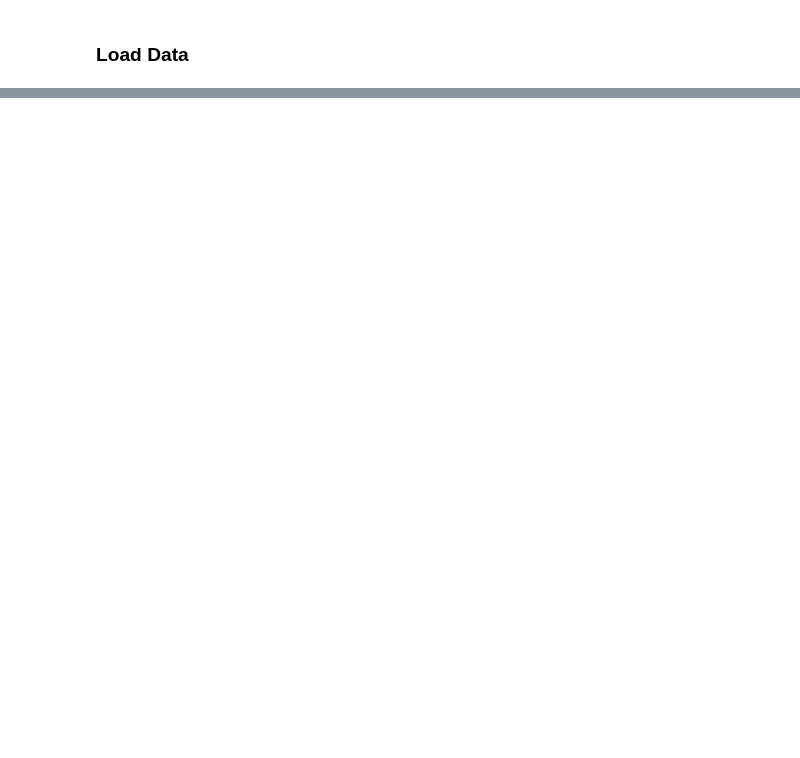
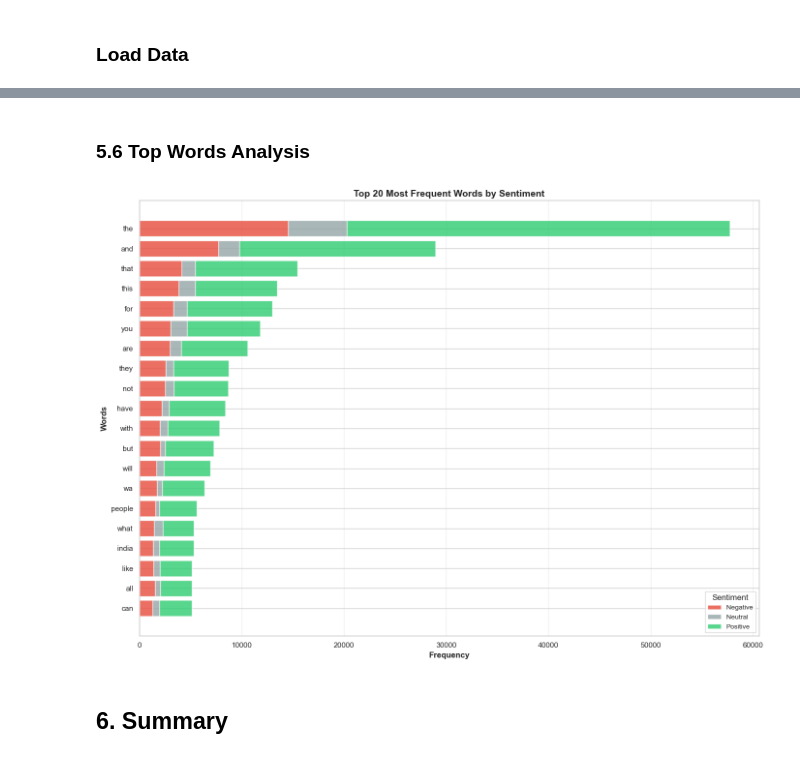
Before and after one commit to Rasath16/Youtube-Sentiment-Pipeline, a Jupyter notebook: Notebooks/EDA_notebook.ipynb, the cells around one changed output, grey strips where cells are left out. Drawn from its saved outputs; the diff is of its cells as text; code cells hidden in the pictures; blank space fills up the shorter version.

```diff
--- a/Notebooks/EDA_notebook.ipynb
+++ b/Notebooks/EDA_notebook.ipynb
@@ -729,0 +432,52 @@ plot_top_n_words_by_category(df, n=20)
+# %% [markdown]
+### 5.6 Top Words Analysis
+# %%
+def plot_top_words_stacked(df, n=20):
+    """Plot top N words with sentiment breakdown."""
+    word_category_counts = {}
+
+    for idx, row in df.iterrows():
+        words = row['clean_comment'].split()
+        category = row['category']
+
+        for word in words:
+            if word not in word_category_counts:
+                word_category_counts[word] = {-1: 0, 0: 0, 1: 0}
+            word_category_counts[word][category] += 1
+
+    total_word_counts = {word: sum(counts.values())
+                         for word, counts in word_category_counts.items()}
+    most_common_words = sorted(total_word_counts.items(),
+                               key=lambda x: x[1], reverse=True)[:n]
+    top_words = [word for word, _ in most_common_words]
+
+    negative_counts = [word_category_counts[word][-1] for word in top_words]
+    neutral_counts = [word_category_counts[word][0] for word in top_words]
+    positive_counts = [word_category_counts[word][1] for word in top_words]
+
+    fig, ax = plt.subplots(figsize=(14, 10))
+    bar_height = 0.8
+
+    ax.barh(top_words, negative_counts, color='#e74c3c',
+            label='Negative', height=bar_height, alpha=0.8)
+    ax.barh(top_words, neutral_counts, left=negative_counts, color='#95a5a6',
+            label='Neutral', height=bar_height, alpha=0.8)
+    ax.barh(top_words, positive_counts,
+            left=[i+j for i, j in zip(negative_counts, neutral_counts)],
+            color='#2ecc71', label='Positive', height=bar_height, alpha=0.8)
+
+    ax.set_xlabel('Frequency', fontsize=12, fontweight='bold')
+    ax.set_ylabel('Words', fontsize=12, fontweight='bold')
+    ax.set_title(f'Top {n} Most Frequent Words by Sentiment',
+                fontsize=14, fontweight='bold')
+    ax.legend(title='Sentiment', loc='lower right', fontsize=10)
+    ax.invert_yaxis()
+    ax.grid(axis='x', alpha=0.3)
+    plt.tight_layout()
+    plt.show()
+
+plot_top_words_stacked(df, n=20)
+# %% [output]
+[figure, added]
+# %% [markdown]
+## 6. Summary
```
Also changed, not shown: parts of 75 cells of this notebook.
